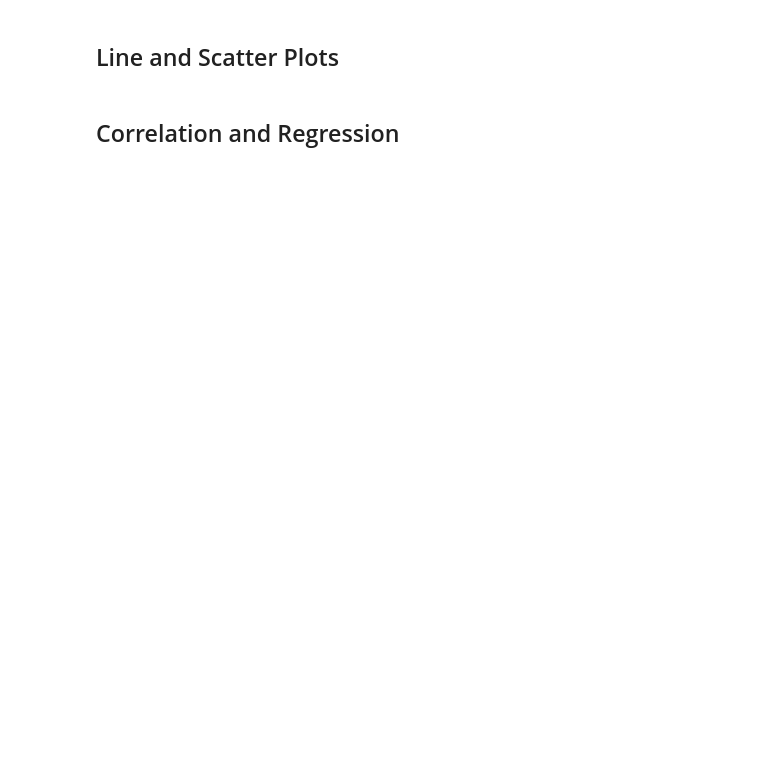
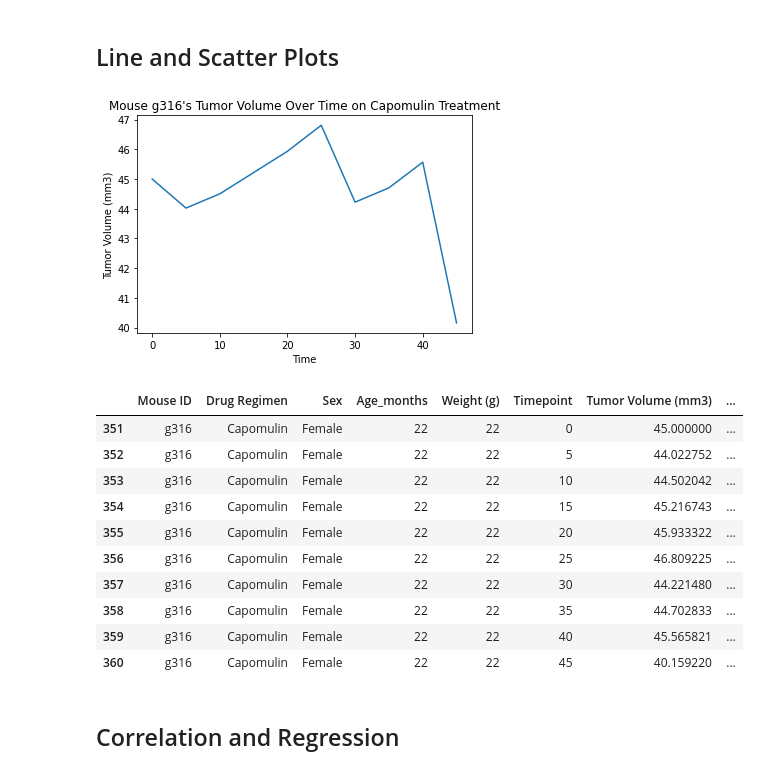
Before and after one commit to claws425/matplotlib-challenge, a Jupyter notebook: Pymaceuticals.ipynb, the cells around one changed output. Cells and saved outputs as stored; diff of their text form; code cells hidden in the pictures; blank space fills up the shorter version.

```diff
--- a/Pymaceuticals.ipynb
+++ b/Pymaceuticals.ipynb
@@ -311,3 +355,30 @@ regimen_merge_df
+# %%
+# Generate a line plot of tumor volume vs. time point for a mouse treated with Capomulin
+
+g316_df = clean.loc[clean["Mouse ID"] == "g316", :]
+
+time = g316_df["Timepoint"]
+tumor_vol = g316_df["Tumor Volume (mm3)"]
+
+plt.plot(time, tumor_vol)
+plt.xlabel("Time")
+plt.ylabel("Tumor Volume (mm3)")
+plt.title("Mouse g316's Tumor Volume Over Time on Capomulin Treatment")
+plt.show()
+g316_df
+# %% [output]
+[figure, added]
+|  | Mouse ID | Drug Regimen | Sex | Age_months | Weight (g) | Timepoint | Tumor Volume (mm3) | ... |
+| 351 | g316 | Capomulin | Female | 22 | 22 | 0 | 45.000000 | ... |
+| 352 | g316 | Capomulin | Female | 22 | 22 | 5 | 44.022752 | ... |
+| 353 | g316 | Capomulin | Female | 22 | 22 | 10 | 44.502042 | ... |
+| 354 | g316 | Capomulin | Female | 22 | 22 | 15 | 45.216743 | ... |
+| 355 | g316 | Capomulin | Female | 22 | 22 | 20 | 45.933322 | ... |
+| 356 | g316 | Capomulin | Female | 22 | 22 | 25 | 46.809225 | ... |
+| 357 | g316 | Capomulin | Female | 22 | 22 | 30 | 44.221480 | ... |
+| 358 | g316 | Capomulin | Female | 22 | 22 | 35 | 44.702833 | ... |
+| 359 | g316 | Capomulin | Female | 22 | 22 | 40 | 45.565821 | ... |
+| 360 | g316 | Capomulin | Female | 22 | 22 | 45 | 40.159220 | ... |
 # %%
 # Generate a scatter plot of average tumor volume vs. mouse weight for the Capomulin regimen
 # %% [markdown]
```
Also changed, not shown: parts of 5 cells of this notebook.
